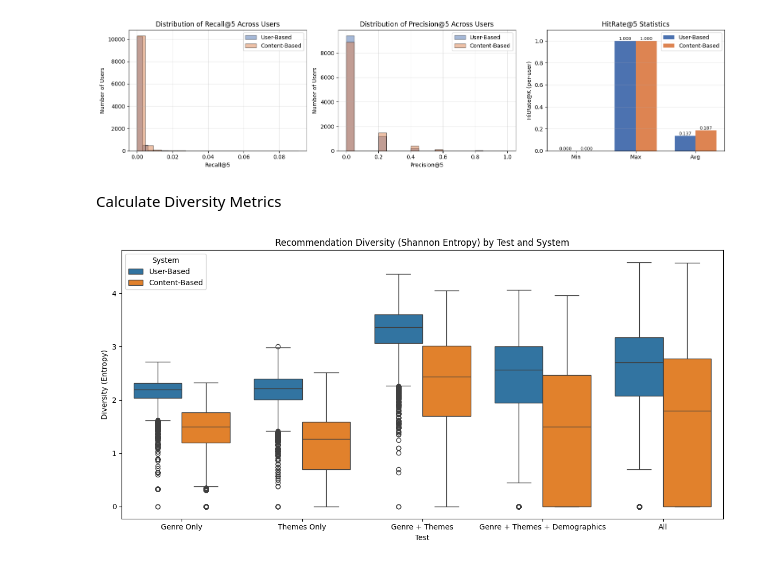
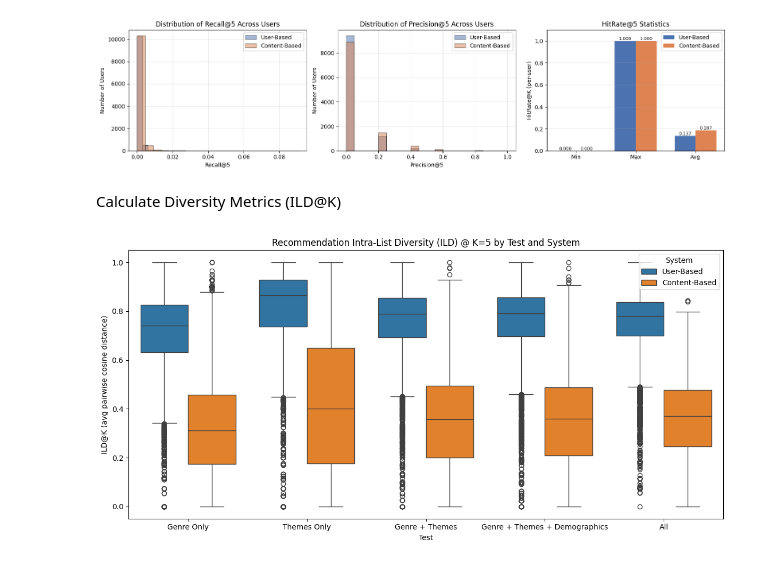
Before and after one commit to raahed/social-network-study-anime, a Jupyter notebook: notebook/evaluation.ipynb, the cells around one changed output. Saved outputs shown, nothing was run; the diff lists cells and outputs as text; code cells hidden in the pictures.

```diff
--- a/notebook/evaluation.ipynb
+++ b/notebook/evaluation.ipynb
@@ -293,5 +292,5 @@ plt.show()
 [figure]
 [figure]
 # %% [markdown]
-Calculate Diversity Metrics
+Calculate Diversity Metrics (ILD@K)
 # %%
@@ -315,11 +339,12 @@ def diversity_per_user(recommended_anime_ids: list[int], anime_df: pd.DataFrame,
 # %%
-def calculate_diversity(recommendation: pd.DataFrame, anime_df: pd.DataFrame, metric_columns: list[str]) -> dict[int, float]:
-    """ Calculate the Shannon entropy for all users in the list """
-    user_col_diversity = {}
+def calculate_ild_at_k_for_system(recommendation: pd.DataFrame, anime_df: pd.DataFrame, metric_columns: list[str], k: int) -> dict[int, float]:
+    feature_sets = build_feature_sets(anime_df, metric_columns)
+    user_ild_k: dict[int, float] = {}
     for user_id, group in recommendation.groupby('user_id'):
-        rec_anime_ids = group['anime_id'].values
-        user_col_diversity[user_id] = diversity_per_user(rec_anime_ids, anime_df, metric_columns)
-    return user_col_diversity
+        grp_sorted = group.sort_values(by='score', ascending=False)
+        topk_ids = grp_sorted['anime_id'].head(k).astype(int).tolist()
+        user_ild_k[int(user_id)] = ild_for_list(topk_ids, feature_sets)
+    return user_ild_k
 # %%
 entropy_tests = {
     "Genre Only": ['Genres'],
@@ -329,34 +354,33 @@ entropy_tests = {
     "All": ['Genres', 'Themes', 'Demographics', 'Type', 'Studios']
 }
 # %%
-# Run diversity calculations for each test for both user-based and content-based
-ub_diversity_results = {}
-cb_diversity_results = {}
+# Compute ILD@K for each test and system using entropy_tests columns
+ub_ild_results = {}
+cb_ild_results = {}
 for test_name, cols in entropy_tests.items():
-    ub_diversity_results[test_name] = calculate_diversity(user_based_filtered, anime_filtered, cols)
-    cb_diversity_results[test_name] = calculate_diversity(content_based_filtered, anime_filtered, cols)
+    ub_ild_results[test_name] = calculate_ild_at_k_for_system(user_based_filtered, anime_filtered, cols, GLOBAL_K_VALUE)
+    cb_ild_results[test_name] = calculate_ild_at_k_for_system(content_based_filtered, anime_filtered, cols, GLOBAL_K_VALUE)
 
 # Prepare data for plotting
 plot_data = []
-for test_name, user_divs in ub_diversity_results.items():
-    for user_id, div in user_divs.items():
-        plot_data.append({'Test': test_name, 'User': user_id, 'Diversity': div, 'System': 'User-Based'})
-for test_name, user_divs in cb_diversity_results.items():
-    for user_id, div in user_divs.items():
-        plot_data.append({'Test': test_name, 'User': user_id, 'Diversity': div, 'System': 'Content-Based'})
+for test_name, user_vals in ub_ild_results.items():
+    for user_id, ildv in user_vals.items():
+        plot_data.append({'Test': test_name, 'User': user_id, 'ILD@K': ildv, 'System': 'User-Based'})
+for test_name, user_vals in cb_ild_results.items():
+    for user_id, ildv in user_vals.items():
+        plot_data.append({'Test': test_name, 'User': user_id, 'ILD@K': ildv, 'System': 'Content-Based'})
 
 plot_df = pd.DataFrame(plot_data)
 
-# Boxplot of diversity values for each test and system
+# Boxplot of ILD@K values for each test and system
 plt.figure(figsize=(12, 6))
 ax = plt.gca()
-# Use seaborn for grouped boxplot
-sns.boxplot(x='Test', y='Diversity', hue='System', data=plot_df, ax=ax)
-plt.title('Recommendation Diversity (Shannon Entropy) by Test and System')
+sns.boxplot(x='Test', y='ILD@K', hue='System', data=plot_df, ax=ax)
+plt.title(f'Recommendation Intra-List Diversity (ILD) @ K={GLOBAL_K_VALUE} by Test and System')
 plt.xlabel('Test')
-plt.ylabel('Diversity (Entropy)')
+plt.ylabel('ILD@K (avg pairwise cosine distance)')
 plt.legend(title='System')
 plt.tight_layout()
 plt.show()
 # %% [output]
-[figure, old version]
+[figure, new version]
```
Also changed, not shown: parts of 3 cells of this notebook.
